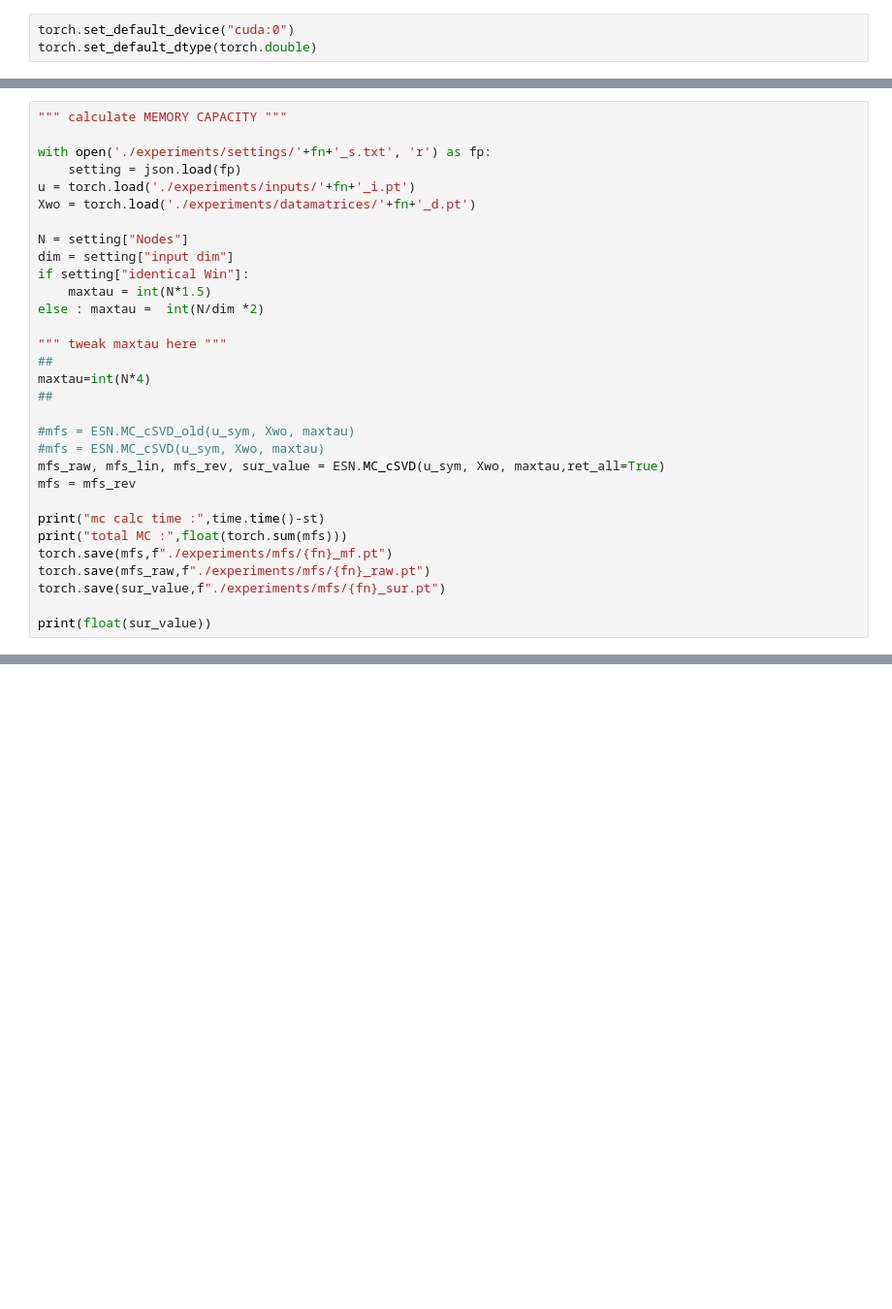
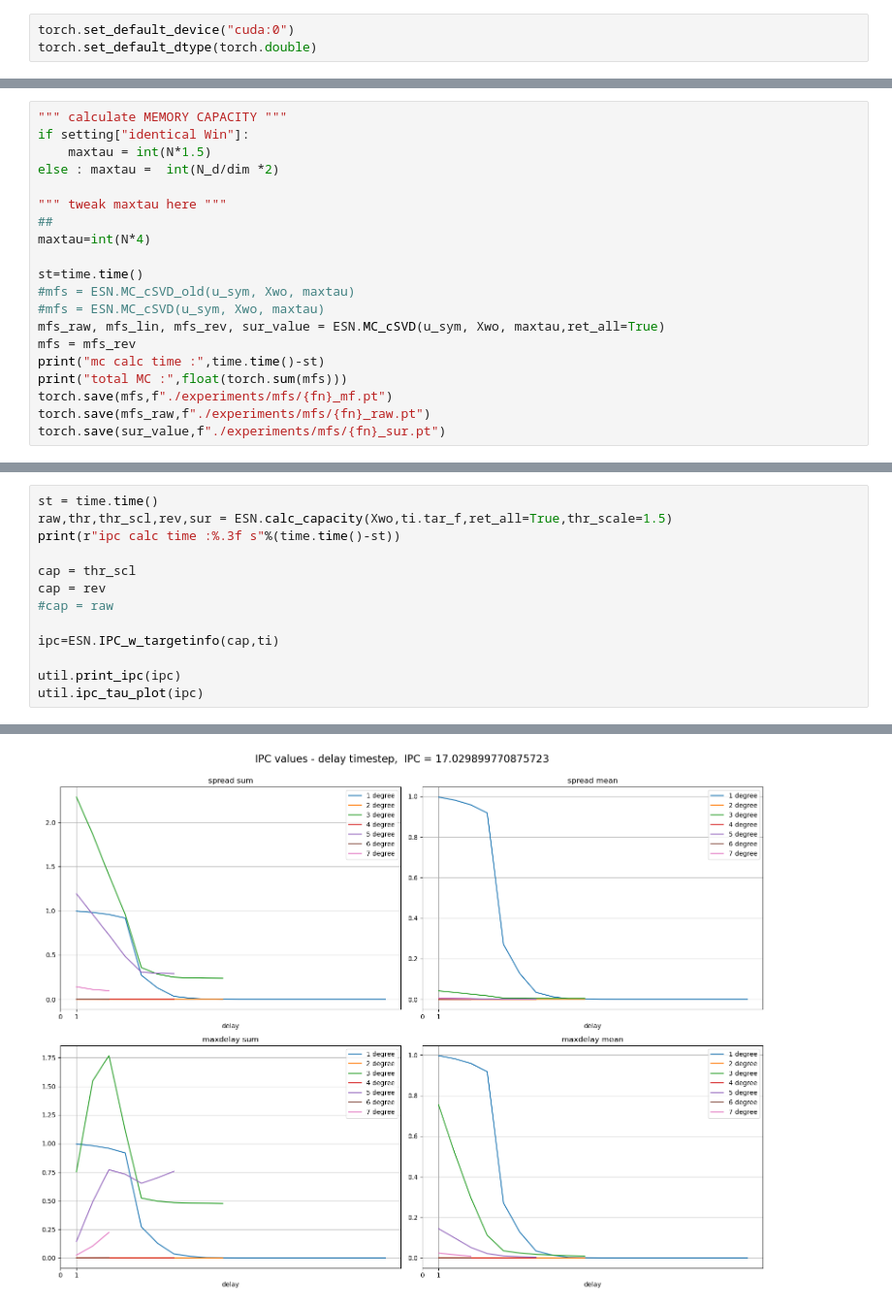
Before and after one commit to AozoraHigashi/ESN_research, a Jupyter notebook: ESN_run.ipynb, the cells around one changed output, grey strips where cells are left out. Shown: that part at 97% size. Cells and saved outputs as stored; diff of their text form; blank space fills up the shorter version.

```diff
--- a/ESN_run.ipynb
+++ b/ESN_run.ipynb
@@ -62,31 +76,20 @@ runtime : 14.382144689559937
 # %%
 """ calculate MEMORY CAPACITY """
-
-with open('./experiments/settings/'+fn+'_s.txt', 'r') as fp:
-    setting = json.load(fp)
-u = torch.load('./experiments/inputs/'+fn+'_i.pt')
-Xwo = torch.load('./experiments/datamatrices/'+fn+'_d.pt')
-
-N = setting["Nodes"]
-dim = setting["input dim"]
 if setting["identical Win"]:
     maxtau = int(N*1.5)
-else : maxtau =  int(N/dim *2)
+else : maxtau =  int(N_d/dim *2)
 
 """ tweak maxtau here """
 ##
 maxtau=int(N*4)
-##
 
+st=time.time()
 #mfs = ESN.MC_cSVD_old(u_sym, Xwo, maxtau)
 #mfs = ESN.MC_cSVD(u_sym, Xwo, maxtau)
 mfs_raw, mfs_lin, mfs_rev, sur_value = ESN.MC_cSVD(u_sym, Xwo, maxtau,ret_all=True)
 mfs = mfs_rev
-
 print("mc calc time :",time.time()-st)
 print("total MC :",float(torch.sum(mfs)))
 torch.save(mfs,f"./experiments/mfs/{fn}_mf.pt")
 torch.save(mfs_raw,f"./experiments/mfs/{fn}_raw.pt")
 torch.save(sur_value,f"./experiments/mfs/{fn}_sur.pt")
-
-print(float(sur_value))
@@ -171,0 +182,14 @@ total ipc: 9.990787099096586
+# %%
+st = time.time()
+raw,thr,thr_scl,rev,sur = ESN.calc_capacity(Xwo,ti.tar_f,ret_all=True,thr_scale=1.5)
+print(r"ipc calc time :%.3f s"%(time.time()-st))
+
+cap = thr_scl
+cap = rev
+#cap = raw
+
+ipc=ESN.IPC_w_targetinfo(cap,ti)
+
+util.print_ipc(ipc)
+util.ipc_tau_plot(ipc)
+# %% [output]
@@ -171,0 +205 @@ total ipc: 9.990787099096586
+[figure, added]
```
Also changed, not shown: parts of 12 cells of this notebook, 1 other file.
